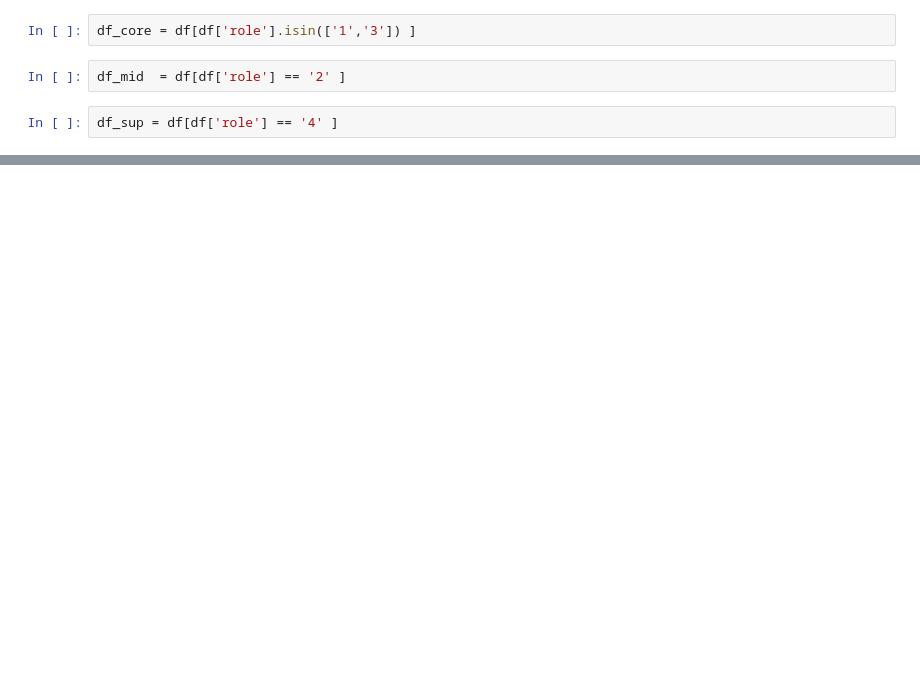
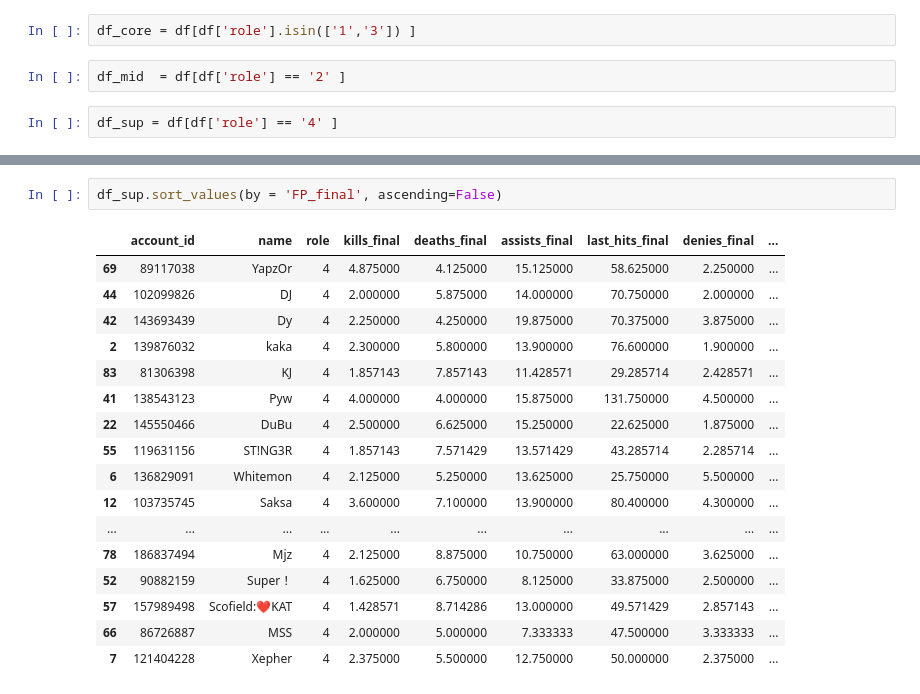
Before and after one commit to hustic/fantasy-dota, a Jupyter notebook: fantasy/exploratory.ipynb, the cells around one changed output, grey strips where cells are left out. Saved outputs shown, nothing was run; the diff lists cells and outputs as text; blank space fills up the shorter version.

```diff
--- a/fantasy/exploratory.ipynb
+++ b/fantasy/exploratory.ipynb
@@ -174,0 +166,20 @@ df_sup
+# %%
+df_sup.sort_values(by = 'FP_final', ascending=False)
+# %% [output]
+|  | account_id | name | role | kills_final | deaths_final | assists_final | last_hits_final | denies_final | ... |
+| 69 | 89117038 | YapzOr | 4 | 4.875000 | 4.125000 | 15.125000 | 58.625000 | 2.250000 | ... |
+| 44 | 102099826 | DJ | 4 | 2.000000 | 5.875000 | 14.000000 | 70.750000 | 2.000000 | ... |
+| 42 | 143693439 | Dy | 4 | 2.250000 | 4.250000 | 19.875000 | 70.375000 | 3.875000 | ... |
+| 2 | 139876032 | kaka | 4 | 2.300000 | 5.800000 | 13.900000 | 76.600000 | 1.900000 | ... |
+| 83 | 81306398 | KJ | 4 | 1.857143 | 7.857143 | 11.428571 | 29.285714 | 2.428571 | ... |
+| 41 | 138543123 | Pyw | 4 | 4.000000 | 4.000000 | 15.875000 | 131.750000 | 4.500000 | ... |
+| 22 | 145550466 | DuBu | 4 | 2.500000 | 6.625000 | 15.250000 | 22.625000 | 1.875000 | ... |
+| 55 | 119631156 | ST!NG3R | 4 | 1.857143 | 7.571429 | 13.571429 | 43.285714 | 2.285714 | ... |
+| 6 | 136829091 | Whitemon | 4 | 2.125000 | 5.250000 | 13.625000 | 25.750000 | 5.500000 | ... |
+| 12 | 103735745 | Saksa | 4 | 3.600000 | 7.100000 | 13.900000 | 80.400000 | 4.300000 | ... |
+| ... | ... | ... | ... | ... | ... | ... | ... | ... | ... |
+| 78 | 186837494 | Mjz | 4 | 2.125000 | 8.875000 | 10.750000 | 63.000000 | 3.625000 | ... |
+| 52 | 90882159 | Super！ | 4 | 1.625000 | 6.750000 | 8.125000 | 33.875000 | 2.500000 | ... |
+| 57 | 157989498 | Scofield:❤KAT | 4 | 1.428571 | 8.714286 | 13.000000 | 49.571429 | 2.857143 | ... |
+| 66 | 86726887 | MSS | 4 | 2.000000 | 5.000000 | 7.333333 | 47.500000 | 3.333333 | ... |
+| 7 | 121404228 | Xepher | 4 | 2.375000 | 5.500000 | 12.750000 | 50.000000 | 2.375000 | ... |
```
Also changed, not shown: parts of 9 cells of this notebook, 4 other files.
